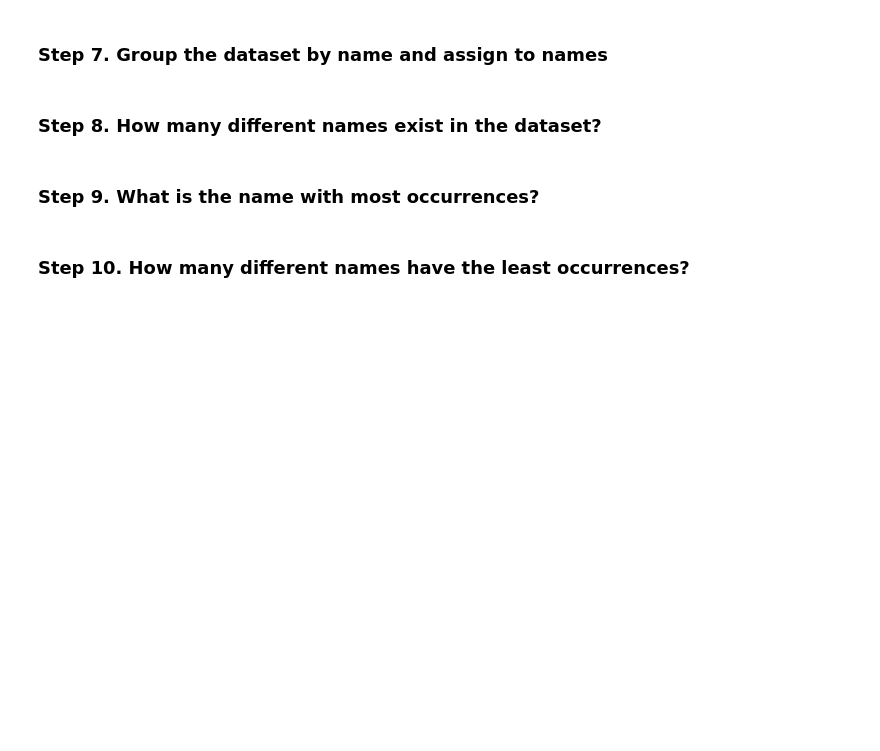
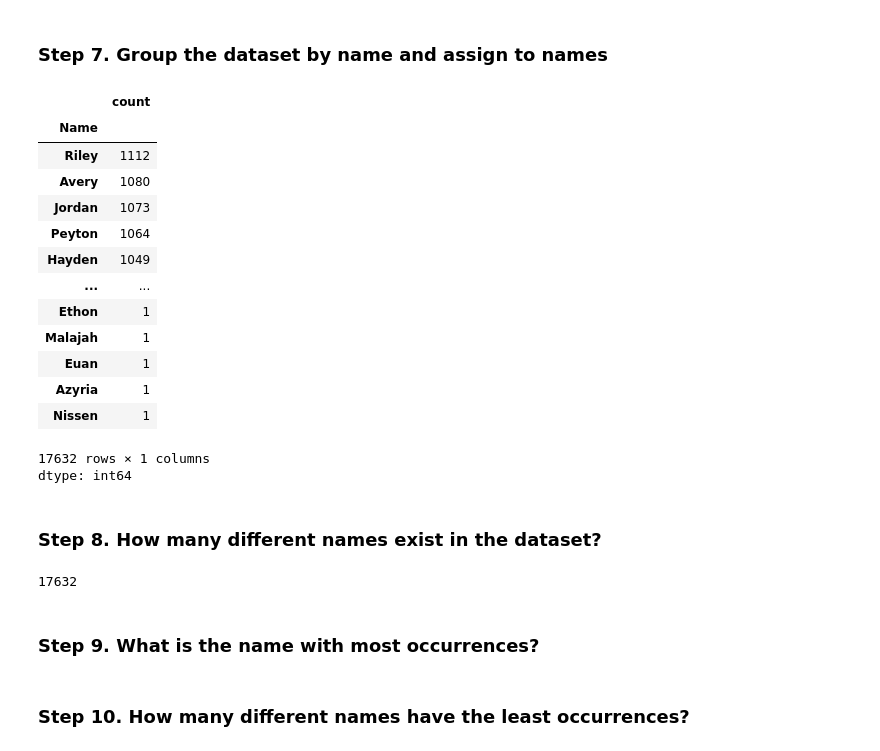
Before and after one commit to omj3424/Python_Programming_Study, a Jupyter notebook: pandas_exercises/06_Stats/US_Baby_Names/Exercises.ipynb, the cells around one changed output. Cells and saved outputs as stored; diff of their text form; code cells hidden in the pictures; blank space fills up the shorter version.

```diff
--- a/pandas_exercises/06_Stats/US_Baby_Names/Exercises.ipynb
+++ b/pandas_exercises/06_Stats/US_Baby_Names/Exercises.ipynb
@@ -40,4 +40,4 @@ baby_names.head(10)
 # %% [markdown]
 ### Step 5. Delete the column 'Unnamed: 0' and 'Id'
 # %%
-baby_names.drop(['Unnamed: 0', 'Id'], axis=1, inplace=True)
+baby_names.drop(columns=['Unnamed: 0', 'Id'], inplace=True)
@@ -63,7 +70,29 @@ KeyError: "['Unnamed: 0', 'Id'] not found in axis"
 # %% [markdown]
 ### Step 7. Group the dataset by name and assign to names
+# %%
+baby_names.value_counts('Name')
+# %% [output]
+|  | count |
+| Name |  |
+| Riley | 1112 |
+| Avery | 1080 |
+| Jordan | 1073 |
+| Peyton | 1064 |
+| Hayden | 1049 |
+| ... | ... |
+| Ethon | 1 |
+| Malajah | 1 |
+| Euan | 1 |
+| Azyria | 1 |
+| Nissen | 1 |
+17632 rows × 1 columns
+dtype: int64
 # %% [markdown]
 ### Step 8. How many different names exist in the dataset?
+# %%
+baby_names.value_counts('Name').count()
+# %% [output]
+17632
 # %% [markdown]
 ### Step 9. What is the name with most occurrences?
 # %% [markdown]
```
Also changed, not shown: parts of 4 cells of this notebook.
